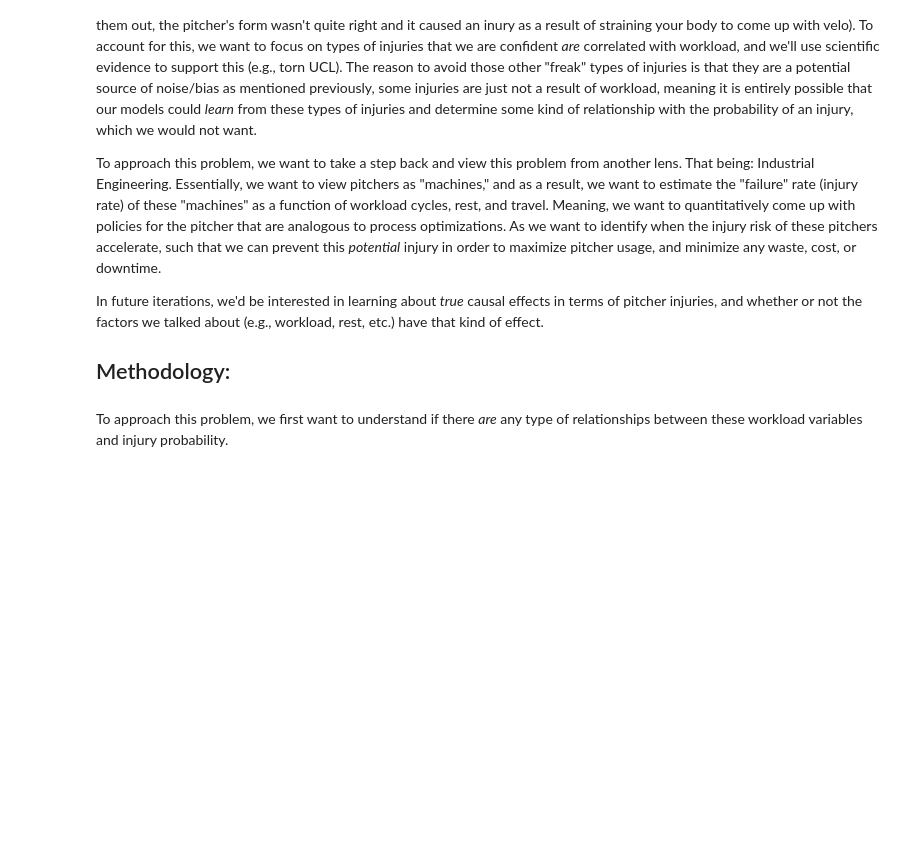
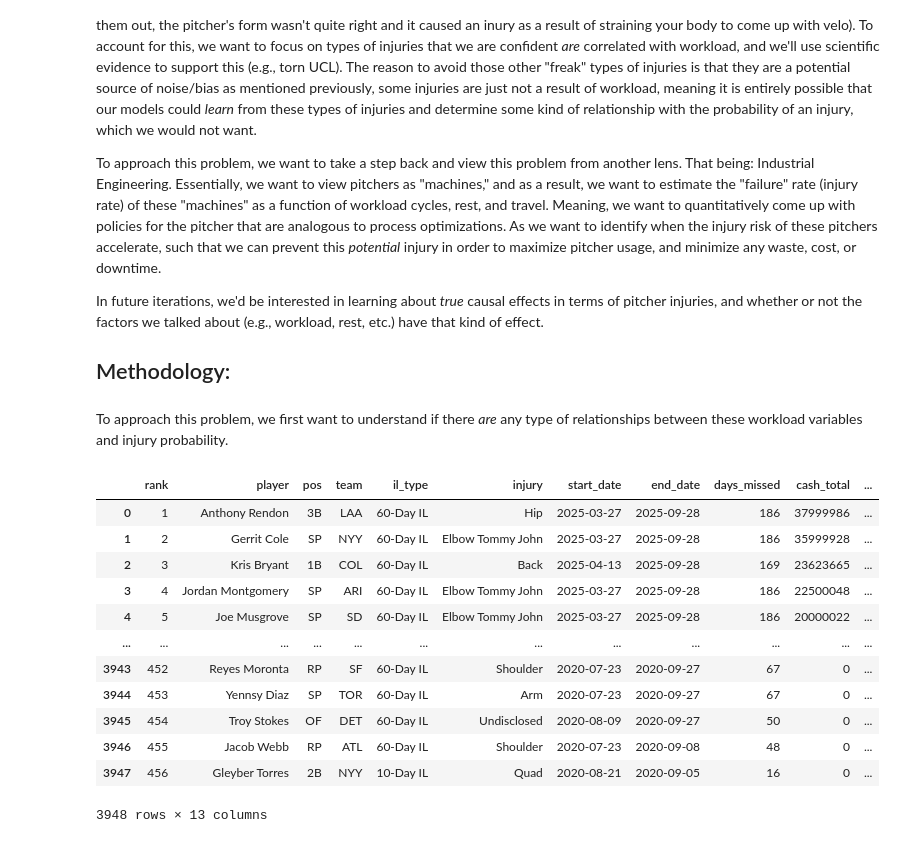
Before and after one commit to SatrunsDream/Workload-effect-on-pitcher-injury, a Jupyter notebook: EDA.ipynb, the cells around one changed output. Drawn from its saved outputs; the diff is of its cells as text; code cells hidden in the pictures; blank space fills up the shorter version.

```diff
--- a/EDA.ipynb
+++ b/EDA.ipynb
@@ -18,3 +18,29 @@ In future iterations, we'd be interested in learning about *true* causal effects
 ## Methodology:
 # %% [markdown]
 To approach this problem, we first want to understand if there *are* any type of relationships between these workload variables and injury probability.
+# %%
+import pandas as pd
+import numpy as np
+import matplotlib.pyplot as plt
+import seaborn as sns
+import pybaseball as pyb
+import requests
+
+pd.set_option('display.max_columns', None)
+# %%
+mlb_injuries = pd.read_csv('mlb_injuries.csv')
+mlb_injuries
+# %% [output]
+|  | rank | player | pos | team | il_type | injury | start_date | end_date | days_missed | cash_total | ... |
+| 0 | 1 | Anthony Rendon | 3B | LAA | 60-Day IL | Hip | 2025-03-27 | 2025-09-28 | 186 | 37999986 | ... |
+| 1 | 2 | Gerrit Cole | SP | NYY | 60-Day IL | Elbow Tommy John | 2025-03-27 | 2025-09-28 | 186 | 35999928 | ... |
+| 2 | 3 | Kris Bryant | 1B | COL | 60-Day IL | Back | 2025-04-13 | 2025-09-28 | 169 | 23623665 | ... |
+| 3 | 4 | Jordan Montgomery | SP | ARI | 60-Day IL | Elbow Tommy John | 2025-03-27 | 2025-09-28 | 186 | 22500048 | ... |
+| 4 | 5 | Joe Musgrove | SP | SD | 60-Day IL | Elbow Tommy John | 2025-03-27 | 2025-09-28 | 186 | 20000022 | ... |
+| ... | ... | ... | ... | ... | ... | ... | ... | ... | ... | ... | ... |
+| 3943 | 452 | Reyes Moronta | RP | SF | 60-Day IL | Shoulder | 2020-07-23 | 2020-09-27 | 67 | 0 | ... |
+| 3944 | 453 | Yennsy Diaz | SP | TOR | 60-Day IL | Arm | 2020-07-23 | 2020-09-27 | 67 | 0 | ... |
+| 3945 | 454 | Troy Stokes | OF | DET | 60-Day IL | Undisclosed | 2020-08-09 | 2020-09-27 | 50 | 0 | ... |
+| 3946 | 455 | Jacob Webb | RP | ATL | 60-Day IL | Shoulder | 2020-07-23 | 2020-09-08 | 48 | 0 | ... |
+| 3947 | 456 | Gleyber Torres | 2B | NYY | 10-Day IL | Quad | 2020-08-21 | 2020-09-05 | 16 | 0 | ... |
+3948 rows × 13 columns
```
Also changed, not shown: parts of 5 cells of this notebook, 1 other file.
